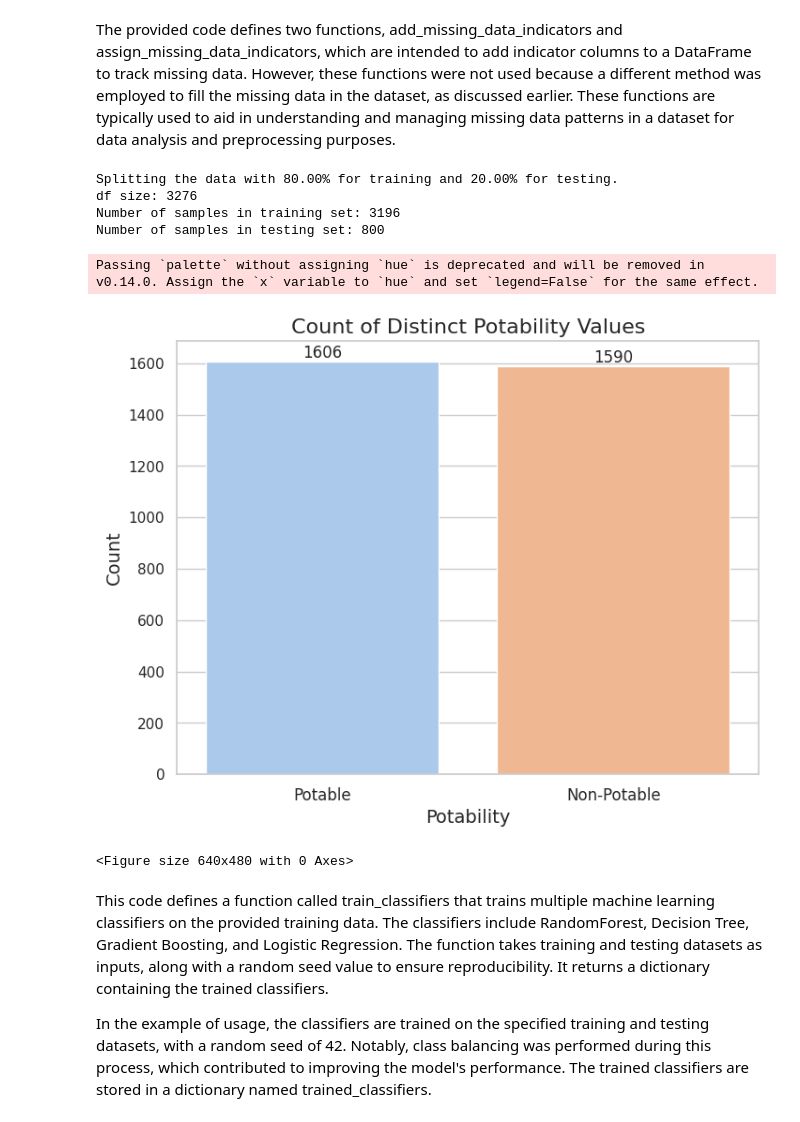
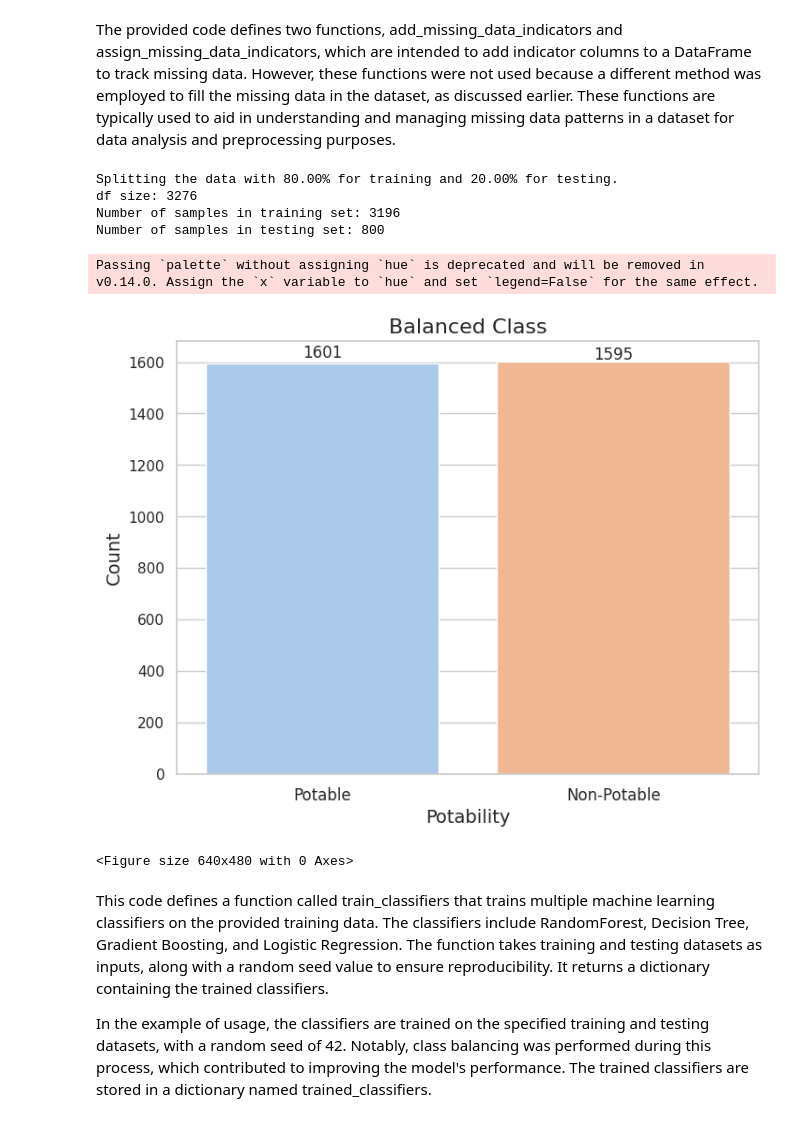
Before and after one commit to s33ding/dataops_water_quality_potability_prediction, a Jupyter notebook: modeling.ipynb, the cells around one changed output. Cells and saved outputs as stored; diff of their text form; code cells hidden in the pictures.

```diff
--- a/modeling.ipynb
+++ b/modeling.ipynb
@@ -290,7 +290,7 @@ No columns have more than 40.0% missing data. No columns were removed.
 ---
 ##### BALANCING CLASSES IN THE MODELING PROCESS: achieving equitable data representation
 # %%
-def visualize_potability_counts(data):
+def visualize_potability_counts(data, title):
     import seaborn as sns
     import matplotlib.pyplot as plt
     """
@@ -312,7 +312,6 @@ def visualize_potability_counts(data):
     sns.barplot(data=potability_counts, x='Potability', y='Count', palette="pastel")
 
     # Customize the appearance
-    title = 'Count of Distinct Potability Values'
     plt.title(title, fontsize=16)
     plt.xlabel('Potability', fontsize=14)
     plt.ylabel('Count', fontsize=14)
@@ -323,10 +322,12 @@ def visualize_potability_counts(data):
         plt.text(index, row['Count'], str(int(row['Count'])), ha='center', va='bottom', fontsize=12)
 
     plt.show()
-    plt.savefig(f"media/{title}.png")
+
+    file_name = f"media/{title}.png".lower().replace(" ","_")
+    plt.savefig(file_name)
 
 
-visualize_potability_counts(df)
+visualize_potability_counts(data=df, title='Count of Distinct Potability Values')
 
 # Calculate the count of distinct values
 value_counts = df['Potability'].value_counts()
@@ -402,7 +403,7 @@ def select_best_features(data, target_col):
 
     return feature_dict
 
-def plot_feature_scores_sorted(feature_scores_dict):
+def plot_feature_scores_sorted(feature_scores_dict, title):
     import matplotlib.pyplot as plt
 
     # Sort the feature scores dictionary by scores in descending order (highest scores first)
@@ -412,12 +413,12 @@ def plot_feature_scores_sorted(feature_scores_dict):
     plt.figure(figsize=(12, 6))
     plt.barh(features, scores, color='skyblue')
     plt.xlabel('Feature Scores')
-    title = 'Feature Scores (Sorted)'
     plt.title(title)
     plt.gca().invert_yaxis()  # Invert the y-axis to display the highest score at the top
     plt.show()
     # Save the plot to a file (e.g., PNG, PDF, SVG, etc.)
-    plt.savefig(f'media/{title}.png')
+    file_name =  f'media/{title}.png'.lower().replace(" ","_")
+    plt.savefig(file_name)
 
 def select_top_features(df, feature_dct, target_column, num_features=7):
     # Create a DataFrame from the feature dictionary
@@ -438,8 +439,8 @@ def select_top_features(df, feature_dct, target_column, num_features=7):
 # Example usage:
 # Assuming you have a DataFrame called 'data' with numerical columns and a target column called 'Potability'
 feature_dct = select_best_features(df, target_col='Potability')
-plot_feature_scores_sorted(feature_dct)
-df, top_features = select_top_features(df, feature_dct, 'Potability', num_features=6)
+plot_feature_scores_sorted(feature_dct, title= 'Count of Distinct Potability Values')
+df, top_features = select_top_features(df, feature_dct, 'Potability', num_features=7)
 
 top_features
 # %% [output]
@@ -500,38 +502,37 @@ def split_dataframe_into_train_test(df, target_column_name, split_percentage=0.8
         X_resampled, y_resampled = oversampler.fit_resample(X, y)
 
         # Split the resampled data into training and testing sets
         X_train, X_test, y_train, y_test = train_test_split(X_resampled, y_resampled, test_size=test_size, random_state=random_state)
     else:
         # Standard train-test split without balancing
         X_train, X_test, y_train, y_test = train_test_split(X, y, test_size=test_size, random_state=random_state)
 
-
     if verbose:
         split_percentage_rounded = round(split_percentage, 2)
         test_size_rounded = round(test_size, 2)
         print(f"Splitting the data with {split_percentage_rounded*100:.2f}% for training and {test_size_rounded*100:.2f}% for testing.")
         print(f"df size: {len(df)}")
 
     if verbose:
         print(f"Number of samples in training set: {len(X_train)}")
         print(f"Number of samples in testing set: {len(X_test)}")
 
     return X_train, X_test, y_train, y_test
 
-def vizualize_train_test(target_col, y_train):
+def vizualize_train_test(target_col, y_train, title):
   temp = pd.DataFrame({target_col:y_train,})
-  visualize_potability_counts(temp)
+  visualize_potability_counts(temp, title)
 
 
 X_train, X_test, y_train, y_test =  split_dataframe_into_train_test(df, target_column_name="Potability", split_percentage=0.8, random_state=None, verbose=True, balance_classes=True)
-vizualize_train_test(target_col="Potability", y_train=y_train)
+vizualize_train_test(target_col="Potability", y_train=y_train,title="Balanced Class")
 # %% [output]
 Splitting the data with 80.00% for training and 20.00% for testing.
 df size: 3276
 Number of samples in training set: 3196
 Number of samples in testing set: 800
 Passing `palette` without assigning `hue` is deprecated and will be removed in v0.14.0. Assign the `x` variable to `hue` and set `legend=False` for the same effect.
-[figure, old version]
+[figure, new version]
 <Figure size 640x480 with 0 Axes>
 # %% [markdown]
 This code defines a function called train_classifiers that trains multiple machine learning classifiers on the provided training data. The classifiers include RandomForest, Decision Tree, Gradient Boosting, and Logistic Regression. The function takes training and testing datasets as inputs, along with a random seed value to ensure reproducibility. It returns a dictionary containing the trained classifiers.
```
Also changed, not shown: parts of 7 cells of this notebook, 1 other file.
